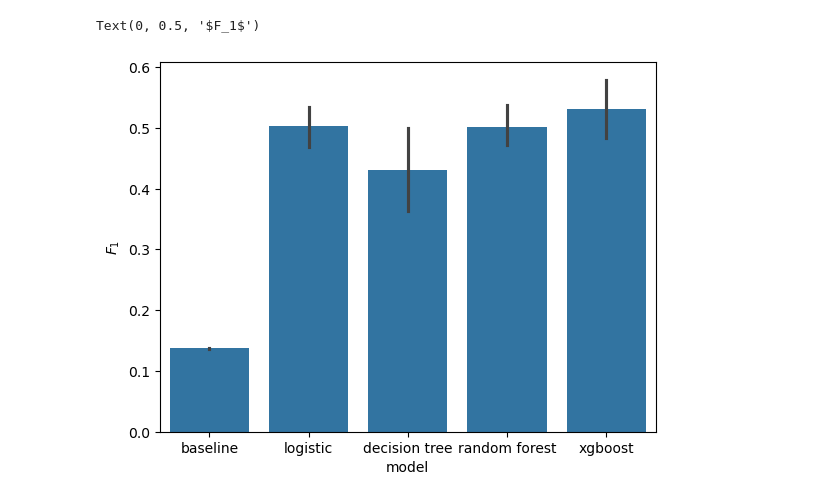
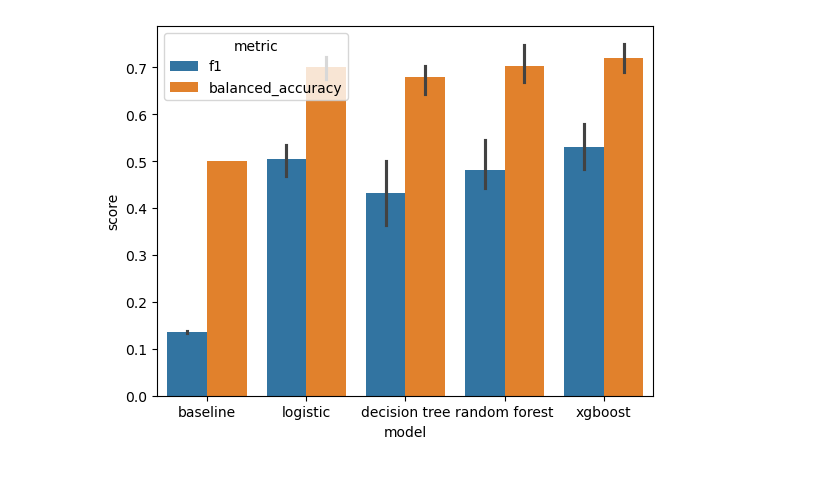
Before and after one commit to raineszm/sff-predict, a Jupyter notebook: notebooks/CompareModels.ipynb, the cells around one changed output. Cells and saved outputs as stored; diff of their text form; code cells hidden in the pictures.

Commit message:
more comparison metrics

```diff
--- a/notebooks/CompareModels.ipynb
+++ b/notebooks/CompareModels.ipynb
@@ -106,14 +117,7 @@ with config_context(enable_metadata_routing=True):
         scoring="f1",
     )
 
-    dt_f1s = cross_validate(
-        dt_model,
-        X_train,
-        y_train > 0,
-        cv=splitter,
-        scoring="f1",
-        params={"groups": X_train["year"]},
-    )["test_score"]
+    dt_cv = do_cv( dt_model, splitter=splitter)
 # %%
 from sklearn.ensemble import RandomForestClassifier
 from sklearn.model_selection import StratifiedGroupKFold
@@ -165,36 +164,44 @@ with config_context(enable_metadata_routing=True):
         scoring="f1",
     )
 
-    xgb_f1s = cross_validate(
+    xgb_cv = do_cv(
         xgb_model,
-        X_train,
-        y_train > 0,
-        cv=splitter,
-        scoring="f1",
-        params={"groups": X_train["year"]},
-        n_jobs=5,
-    )["test_score"]
+        splitter=splitter,
+    )
 # %%
 import seaborn as sns
 f1_scores = {
     "baseline": baseline_f1s,
-    "logistic": logistic_f1s,
-    "decision tree": dt_f1s,
-    "random forest": rf_f1s,
-    "xgboost": xgb_f1s,
+    "logistic": logistic_cv["test_f1"],
+    "decision tree": dt_cv["test_f1"],
+    "random forest": rf_cv["test_f1"],
+    "xgboost": xgb_cv["test_f1"],
+}
+balanced_accuracy_scores = {
+    "baseline": baseline_balanced_accuracy,
+    "logistic": logistic_cv["test_balanced_accuracy"],
+    "decision tree": dt_cv["test_balanced_accuracy"],
+    "random forest": rf_cv["test_balanced_accuracy"],
+    "xgboost": xgb_cv["test_balanced_accuracy"],
 }
 performance = pd.concat([
     pd.DataFrame({
         "model": k,
-        "f1": v
-
+        "metric": "f1",
+        "score": v
     })
     for (k, v) in f1_scores.items()
+] + [
+    pd.DataFrame({
+        "model": k,
+        "metric": "balanced_accuracy",
+        "score": v
+    })
+    for (k, v) in balanced_accuracy_scores.items()
 ])
-performance
 
-f1_plot = sns.barplot(data=performance, x="model", y="f1")
-f1_plot.set_ylabel(r"$F_1$")
+score_plot = sns.barplot(data=performance, x="model", y="score", hue="metric")
+# f1_plot.set_ylabel(r"$F_1$")
+sns.move_legend(score_plot, "upper left")
 # %% [output]
-Text(0, 0.5, '$F_1$')
-[figure, old version]
+[figure, new version]
```
Also changed, not shown: parts of 5 cells of this notebook.
